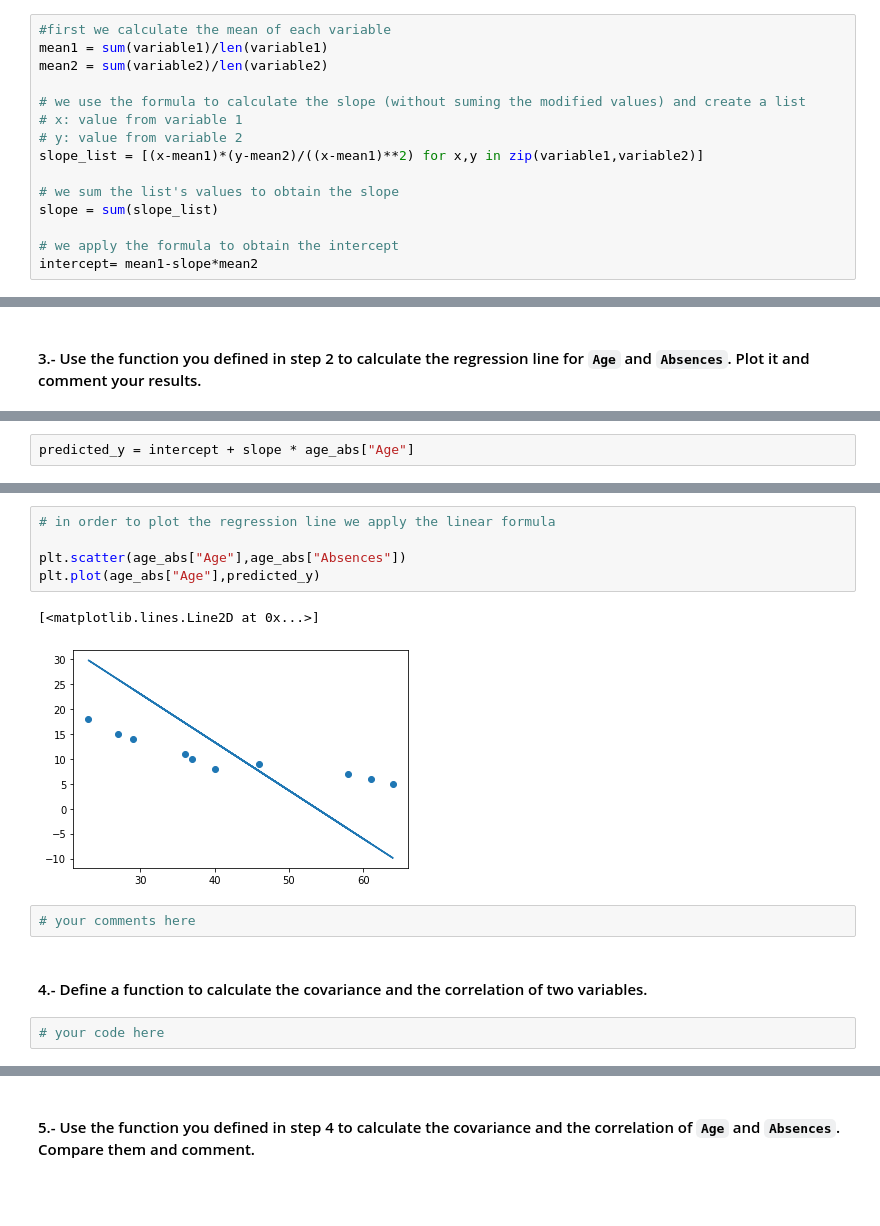
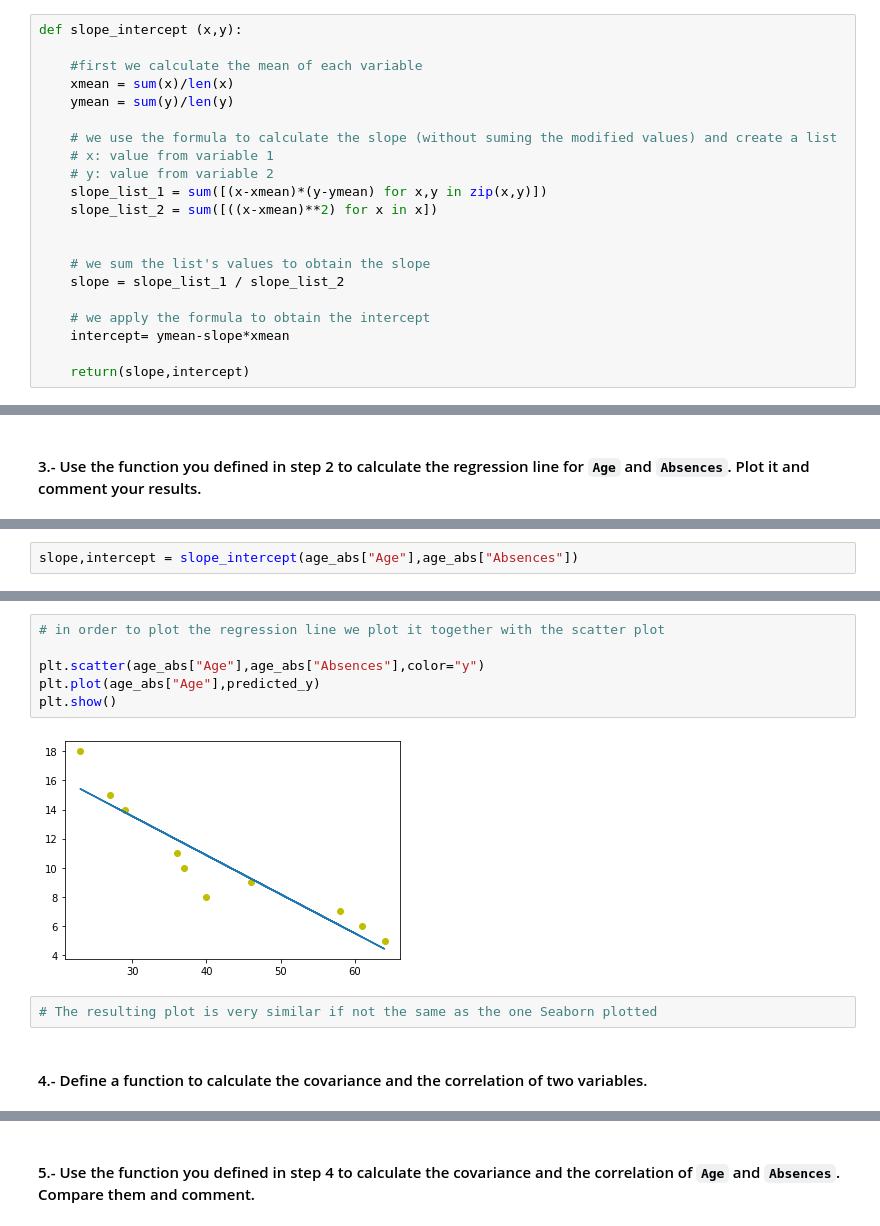
Before and after one commit to ta-data-bcn/lab-linear-regression-correlation, a Jupyter notebook: your-code/main.ipynb, the cells around one changed output, grey strips where cells are left out. Drawn from its saved outputs; the diff is of its cells as text; blank space fills up the shorter version.

```diff
--- a/your-code/main.ipynb
+++ b/your-code/main.ipynb
@@ -68,17 +68,23 @@ highly related
 # %% [markdown]
 #### 2.- Define a function to calculate the slope and intercept of the regression line for two variables. Your are not allowed to use any functions or methods that directly calculate those parameters.
 # %%
-#first we calculate the mean of each variable
-mean1 = sum(variable1)/len(variable1)
-mean2 = sum(variable2)/len(variable2)
+def slope_intercept (x,y):
 
-# we use the formula to calculate the slope (without suming the modified values) and create a list
-# x: value from variable 1
-# y: value from variable 2
-slope_list = [(x-mean1)*(y-mean2)/((x-mean1)**2) for x,y in zip(variable1,variable2)]
+    #first we calculate the mean of each variable
+    xmean = sum(x)/len(x)
+    ymean = sum(y)/len(y)
 
-# we sum the list's values to obtain the slope
-slope = sum(slope_list)
+    # we use the formula to calculate the slope (without suming the modified values) and create a list
+    # x: value from variable 1
+    # y: value from variable 2
+    slope_list_1 = sum([(x-xmean)*(y-ymean) for x,y in zip(x,y)])
+    slope_list_2 = sum([((x-xmean)**2) for x in x])
 
-# we apply the formula to obtain the intercept
-intercept= mean1-slope*mean2
+
+    # we sum the list's values to obtain the slope
+    slope = slope_list_1 / slope_list_2
+
+    # we apply the formula to obtain the intercept
+    intercept= ymean-slope*xmean
+
+    return(slope,intercept)
@@ -102,2 +110,2 @@ intercept = mean1-slope*mean2
 # %%
-predicted_y = intercept + slope * age_abs["Age"]
+slope,intercept = slope_intercept(age_abs["Age"],age_abs["Absences"])
@@ -104,14 +153,12 @@ predicted_y = intercept + slope * age_abs["Age"]
 # %%
-# in order to plot the regression line we apply the linear formula
+# in order to plot the regression line we plot it together with the scatter plot
 
-plt.scatter(age_abs["Age"],age_abs["Absences"])
+plt.scatter(age_abs["Age"],age_abs["Absences"],color="y")
 plt.plot(age_abs["Age"],predicted_y)
+plt.show()
 # %% [output]
-[<matplotlib.lines.Line2D at 0x...>]
-[figure, old version]
+[figure, new version]
-# %%
-# your comments here
+# %%
+# The resulting plot is very similar if not the same as the one Seaborn plotted
 # %% [markdown]
 #### 4.- Define a function to calculate the covariance and the correlation of two variables.
-# %%
-# your code here
```
Also changed, not shown: parts of 40 cells of this notebook.
